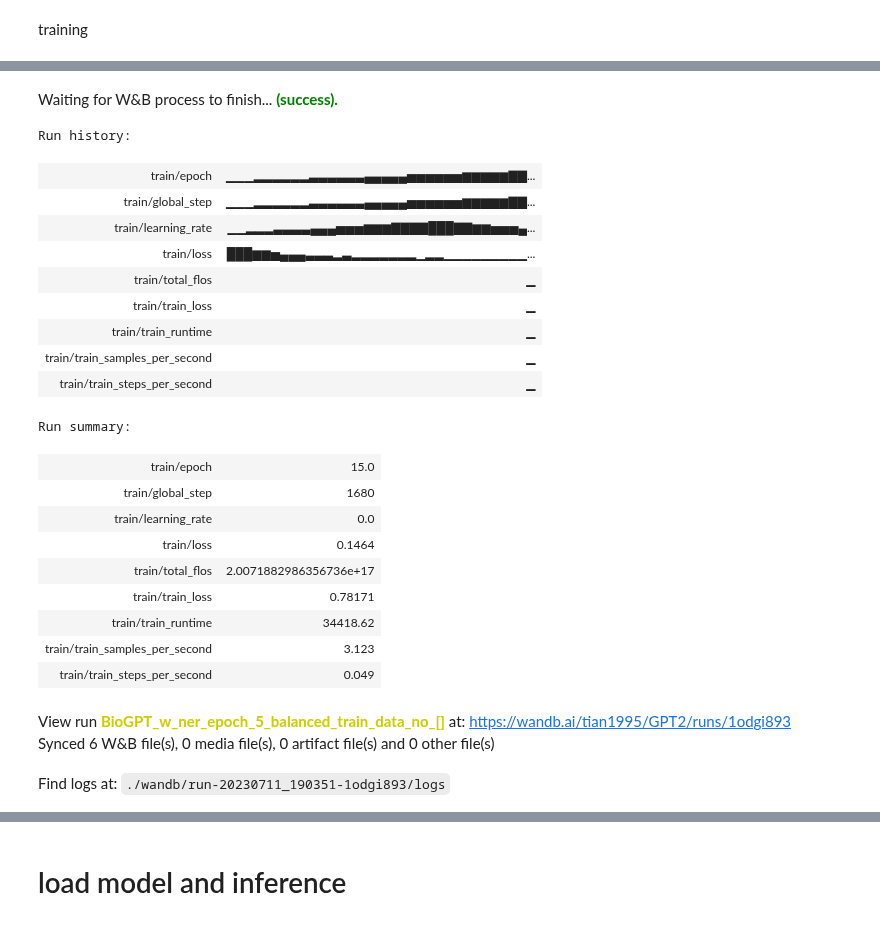
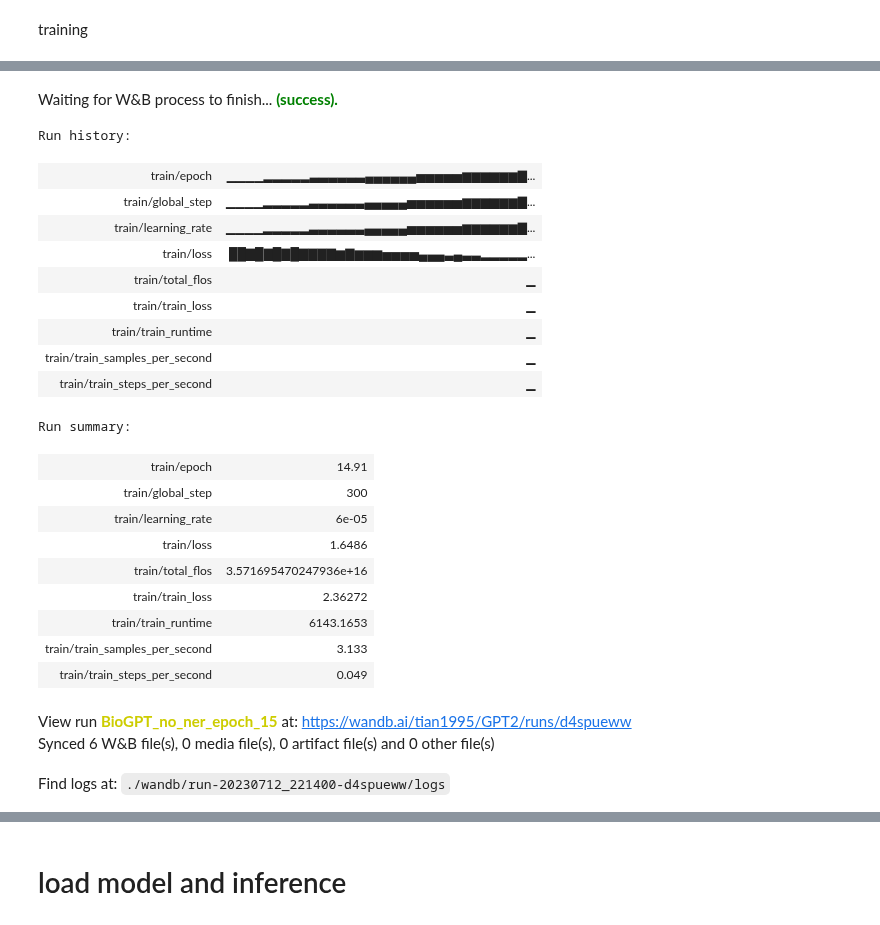
Before and after one commit to yookontian/RE_on_BioRED, a Jupyter notebook: BioGPT_peft_without_ner.ipynb, the cells around one changed output, grey strips where cells are left out. Drawn from its saved outputs; the diff is of its cells as text; code cells hidden in the pictures.

Commit message:
BioGPT without NER

```diff
--- a/BioGPT_peft_without_ner.ipynb
+++ b/BioGPT_peft_without_ner.ipynb
@@ -467,7 +254,7 @@ train_data_raw_balanced = train_data_raw.select(keep_indices)
 # %%
 from datasets import load_from_disk
 
-tokenized_datasets = load_from_disk('GPT_w_ner/data/tokenized_dataset_w_ner')
+tokenized_datasets = load_from_disk('GPT_without_ner/data/tokenized_dataset_no_ner')
 
 tokenized_datasets
 # %% [output]
@@ -531,7 +318,7 @@ trainer = transformers.Trainer(
         logging_steps=1,
         report_to="wandb",
         save_strategy="epoch",
-        output_dir='GPT_w_ner'
+        output_dir='GPT_without_ner'
     ),
     data_collator=DataCollatorForLanguageModeling(tokenizer, mlm=False)
 )
@@ -559,30 +346,30 @@ TrainOutput(global_step=1680, training_loss=0.7817108644749082, metrics={'train_
 # %%
 import wandb
 wandb.finish()
-trainer.save_model("GPT_w_ner/models/GPT_w_ner_epoch_15_balanced")
+trainer.save_model("GPT_without_ner/models/GPT_no_ner_epoch_15")
 # %% [output]
 Waiting for W&B process to finish... (success).
 Run history:
-| train/epoch | ▁▁▁▂▂▂▂▂▂▃▃▃▃▃▃▄▄▄▄▄▅▅▅▅▅▅▆▆▆▆▆▇▇... |
-| train/global_step | ▁▁▁▂▂▂▂▂▂▃▃▃▃▃▃▄▄▄▄▄▅▅▅▅▅▅▆▆▆▆▆▇▇... |
-| train/learning_rate | ▁▁▂▂▂▃▃▃▃▄▄▄▅▅▅▆▆▆▇▇▇▇███▇▇▆▆▅▅▅▄... |
-| train/loss | ███▆▆▅▄▄▄▃▃▃▂▃▂▂▂▂▂▂▂▁▂▂▁▁▁▁▁▁▁▁▁... |
+| train/epoch | ▁▁▁▁▂▂▂▂▂▃▃▃▃▃▃▄▄▄▄▄▄▅▅▅▅▅▆▆▆▆▆▆▇... |
+| train/global_step | ▁▁▁▁▂▂▂▂▂▃▃▃▃▃▃▄▄▄▄▄▅▅▅▅▅▅▆▆▆▆▆▆▇... |
+| train/learning_rate | ▁▁▁▁▂▂▂▂▂▃▃▃▃▃▃▄▄▄▄▄▅▅▅▅▅▅▆▆▆▆▆▆▇... |
+| train/loss | ██▇█▇█▇█▇▇▇▇▆▇▆▆▆▅▅▅▅▄▄▄▃▄▃▃▂▂▂▂▂... |
 | train/total_flos | ▁ |
 | train/train_loss | ▁ |
 | train/train_runtime | ▁ |
 | train/train_samples_per_second | ▁ |
 | train/train_steps_per_second | ▁ |
 Run summary:
-| train/epoch | 15.0 |
-| train/global_step | 1680 |
-| train/learning_rate | 0.0 |
-| train/loss | 0.1464 |
-| train/total_flos | 2.0071882986356736e+17 |
-| train/train_loss | 0.78171 |
-| train/train_runtime | 34418.62 |
-| train/train_samples_per_second | 3.123 |
+| train/epoch | 14.91 |
+| train/global_step | 300 |
+| train/learning_rate | 6e-05 |
+| train/loss | 1.6486 |
+| train/total_flos | 3.571695470247936e+16 |
+| train/train_loss | 2.36272 |
+| train/train_runtime | 6143.1653 |
+| train/train_samples_per_second | 3.133 |
 | train/train_steps_per_second | 0.049 |
-View run BioGPT_w_ner_epoch_5_balanced_train_data_no_[] at: https://wandb.ai/tian1995/GPT2/runs/1odgi893
+View run BioGPT_no_ner_epoch_15 at: https://wandb.ai/tian1995/GPT2/runs/d4spueww
 Synced 6 W&B file(s), 0 media file(s), 0 artifact file(s) and 0 other file(s)
-Find logs at: ./wandb/run-20230711_190351-1odgi893/logs
+Find logs at: ./wandb/run-20230712_221400-d4spueww/logs
 # %%
```
Also changed, not shown: parts of 67 cells of this notebook, 1 other file.
